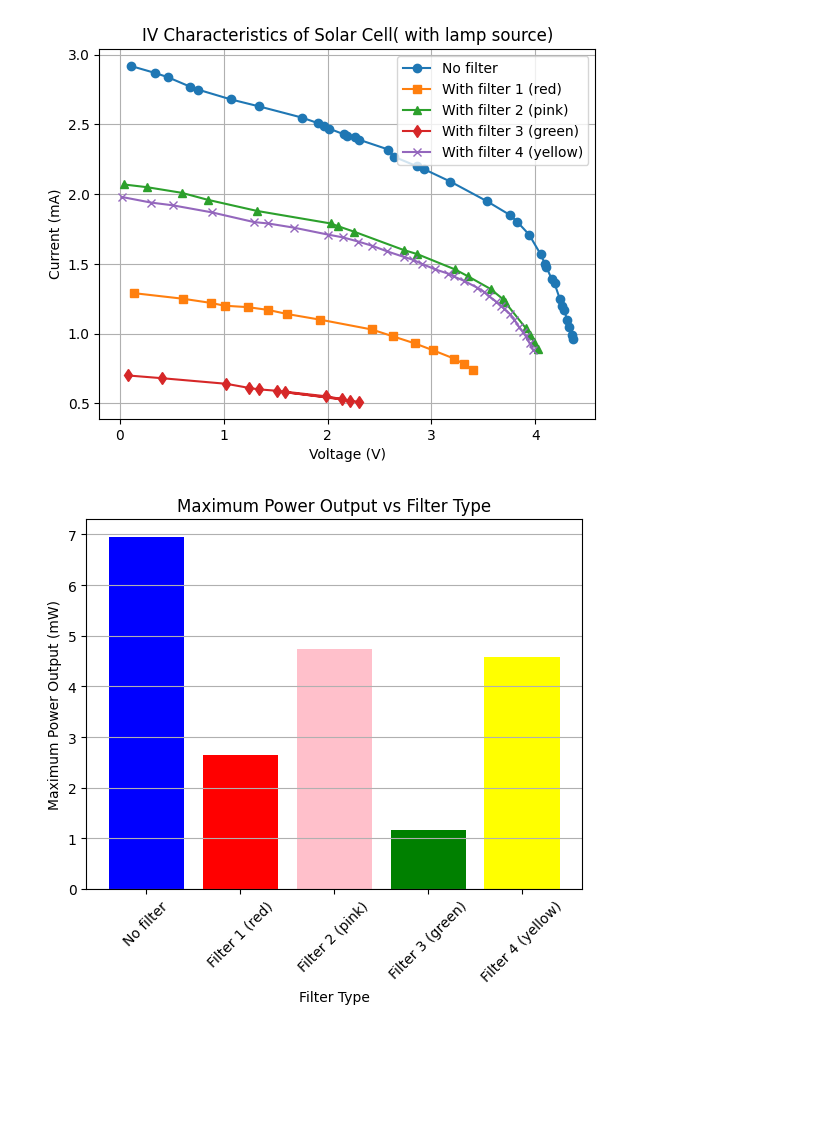
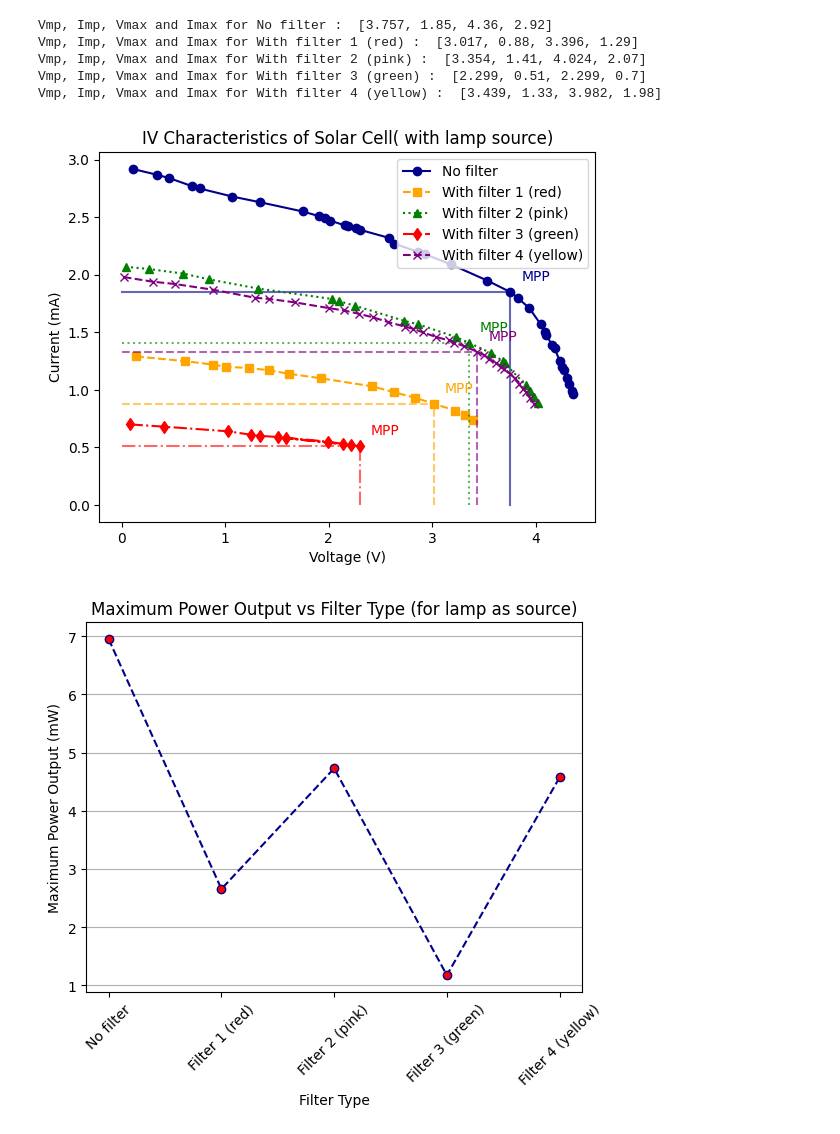
Before and after one commit to Anuj-Arya1/Nuclear-and-Solid-State-physics-Lab, a Jupyter notebook: Solid_state_physics_lab/IV_Solarcell.ipynb, the cells around one changed output. Saved outputs shown, nothing was run; the diff lists cells and outputs as text; code cells hidden in the pictures; blank space fills up the shorter version.

```diff
--- a/Solid_state_physics_lab/IV_Solarcell.ipynb
+++ b/Solid_state_physics_lab/IV_Solarcell.ipynb
@@ -6,51 +6,75 @@ import numpy as np
 # No filter
 I0 = [2.92,2.87,2.84,2.77,2.75,2.68,2.63,2.55,2.51,2.49,2.47,2.43,2.42,2.41,2.39,2.32,2.27,2.20,2.18,2.09,1.95,1.85,1.80,1.71,1.57,1.5,1.48,1.39,1.36,1.25,1.2,1.17,1.1,1.05,0.99,0.96] # mA
 V0 = [104.1,337,459.2,680.0,753.0,1068,1339,1750,1906,1968,2016,2155,2185,2266,2306,2586,2635,2861,2927,3183,3533,3757,3828,3940,4050,4092,4105,4158,4185,4235,4256,4276,4306,4325,4351,4360] # mV
-V0_inV = [v/1000 for v in V0] # Convert mV to V
+V0 = [v/1000 for v in V0] # Convert mV to V
+
 
 # with filter 1 (red)
 I1 = [1.29,1.25,1.22,1.2,1.19,1.17,1.14,1.1,1.03,0.98,0.93,0.88,0.82,0.78,0.74] # mA
 V1 = [0.138,0.609,0.878,1.008,1.23,1.427,1.614,1.928,2.423,2.631,2.839,3.017,3.22,3.314,3.396] # V
+P1 = [I1[i]*V1[i] for i in range(len(I1))]
 # with filter 2 (pink)
 I2 = [2.07,2.05,2.01,1.96,1.88,1.79,1.77,1.73,1.60,1.57,1.46,1.41,1.32,1.25,1.23,1.04,0.99,0.94,0.89] # mA
 V2 = [0.036,0.2633,0.595,0.845,1.32,2.03,2.102,2.259,2.731,2.864,3.228,3.354,3.569,3.684,3.704,3.907,3.951,3.986,4.024] # V
+
 # with filter 3 (green)
 I3 = [0.7,0.68,0.64,0.61,0.6,0.59,0.55,0.53,0.58,0.52,0.51] # mA
 V3 = [0.0744,0.4082,1.025,1.247,1.339,1.511,1.989,2.141,1.588,2.215,2.299] # V
+
 # with filter 4 (yellow)
 I4 = [1.98,1.94,1.92,1.87,1.8,1.79,1.76,1.71,1.69,1.66,1.63,1.59,1.55,1.53,1.5,1.46,1.43,1.41,1.38,1.33,1.3,1.27,1.23,1.2,1.18,1.14,1.1,1.05,1.01,0.98,0.93,0.88] # mA
 V4 = [0.019,0.2987,0.5112,0.883,1.291,1.427,1.675,2.005,2.149,2.296,2.429,2.573,2.735,2.82,2.909,3.038,3.162,3.213,3.31,3.439,3.505,3.552,3.622,3.67,3.7,3.755,3.797,3.841,3.881,3.909,3.945,3.982] # V
 
-plt.plot(V0_inV, I0, label='No filter', marker='o')
-plt.plot(V1, I1, label='With filter 1 (red)', marker='s')
-plt.plot(V2, I2, label='With filter 2 (pink)', marker='^')
-plt.plot(V3, I3, label='With filter 3 (green)', marker='d')
-plt.plot(V4, I4, label='With filter 4 (yellow)', marker='x')
+
+def mpp(V,I):
+    P = [v * i for v, i in zip(V, I)]
+    Vmp = V[np.argmax(P)]
+    Imp = I[np.argmax(P)]
+    return Vmp,Imp
+
+def plot_mpp(V,I,lab,mark,style,cc):
+    plt.plot(V, I, label=lab,linestyle =style, marker=mark,color=cc)
+    V_mp,I_mp = mpp(V,I)
+    print(f'Vmp, Imp, Vmax and Imax for {lab} : ',[V_mp,I_mp,V[-1],I[0]])
+    plt.plot([V_mp, V_mp], [0, I_mp],linestyle=style, color=cc, alpha=0.6)
+    plt.plot([0, V_mp], [I_mp, I_mp],linestyle=style, color=cc, alpha=0.6)
+    plt.annotate(f"MPP",xy=(V_mp, I_mp),xytext=(8, 8),textcoords='offset points',color=cc,fontsize=10)
+
+plot_mpp(V0,I0,'No filter','o','-','darkblue')
+plot_mpp(V1,I1,'With filter 1 (red)' ,  's','--','orange')
+plot_mpp(V2,I2,'With filter 2 (pink)',  '^',':','green')
+plot_mpp(V3,I3,'With filter 3 (green)', 'd','-.','red')
+plot_mpp(V4,I4,'With filter 4 (yellow)','x','--','purple')
 plt.title('IV Characteristics of Solar Cell( with lamp source)')
 plt.xlabel('Voltage (V)')
 plt.ylabel('Current (mA)')
 plt.legend()
-plt.grid()
+# plt.grid()
 plt.show()
 
 # max power  vs filter type
-max_pow_0 = max([v * i for v, i in zip(V0_inV, I0)])
+max_pow_0 = max([v * i for v, i in zip(V0, I0)])
 max_pow_1 = max([v * i for v, i in zip(V1, I1)])
 max_pow_2 = max([v * i for v, i in zip(V2, I2)])
 max_pow_3 = max([v * i for v, i in zip(V3, I3)])
 max_pow_4 = max([v * i for v, i in zip(V4, I4)])
 filter_types = ['No filter', 'Filter 1 (red)', 'Filter 2 (pink)', 'Filter 3 (green)', 'Filter 4 (yellow)']
 max_powers = [max_pow_0, max_pow_1, max_pow_2, max_pow_3, max_pow_4]
-plt.bar(filter_types, max_powers, color=['blue', 'red', 'pink', 'green', 'yellow'])
-plt.title('Maximum Power Output vs Filter Type')
+plt.plot(filter_types,max_powers,linestyle ='--', marker = 'o',mfc = 'r',c='darkblue')
+plt.title('Maximum Power Output vs Filter Type (for lamp as source)')
 plt.xlabel('Filter Type')
 plt.ylabel('Maximum Power Output (mW)')
 plt.xticks(rotation=45)
 plt.grid(axis='y')
 plt.show()
 # %% [output]
+Vmp, Imp, Vmax and Imax for No filter :  [3.757, 1.85, 4.36, 2.92]
+Vmp, Imp, Vmax and Imax for With filter 1 (red) :  [3.017, 0.88, 3.396, 1.29]
+Vmp, Imp, Vmax and Imax for With filter 2 (pink) :  [3.354, 1.41, 4.024, 2.07]
+Vmp, Imp, Vmax and Imax for With filter 3 (green) :  [2.299, 0.51, 2.299, 0.7]
+Vmp, Imp, Vmax and Imax for With filter 4 (yellow) :  [3.439, 1.33, 3.982, 1.98]
-[figure, old version]
+[figure, new version]
-[figure, old version]
+[figure, new version]
 # %%
 # Sun as a source
 # No filter
```
Also changed, not shown: parts of 1 cell of this notebook, 4 other files.
